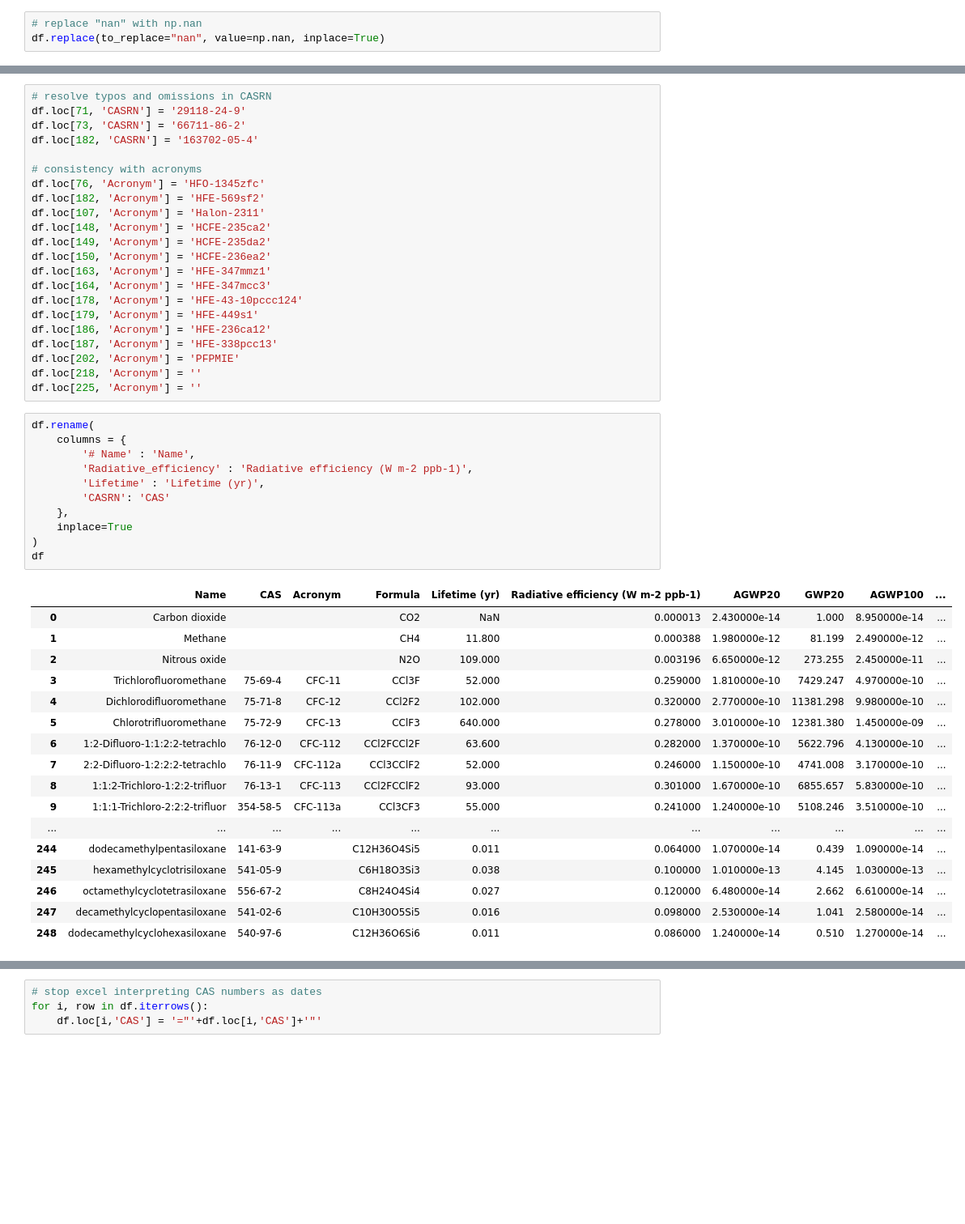
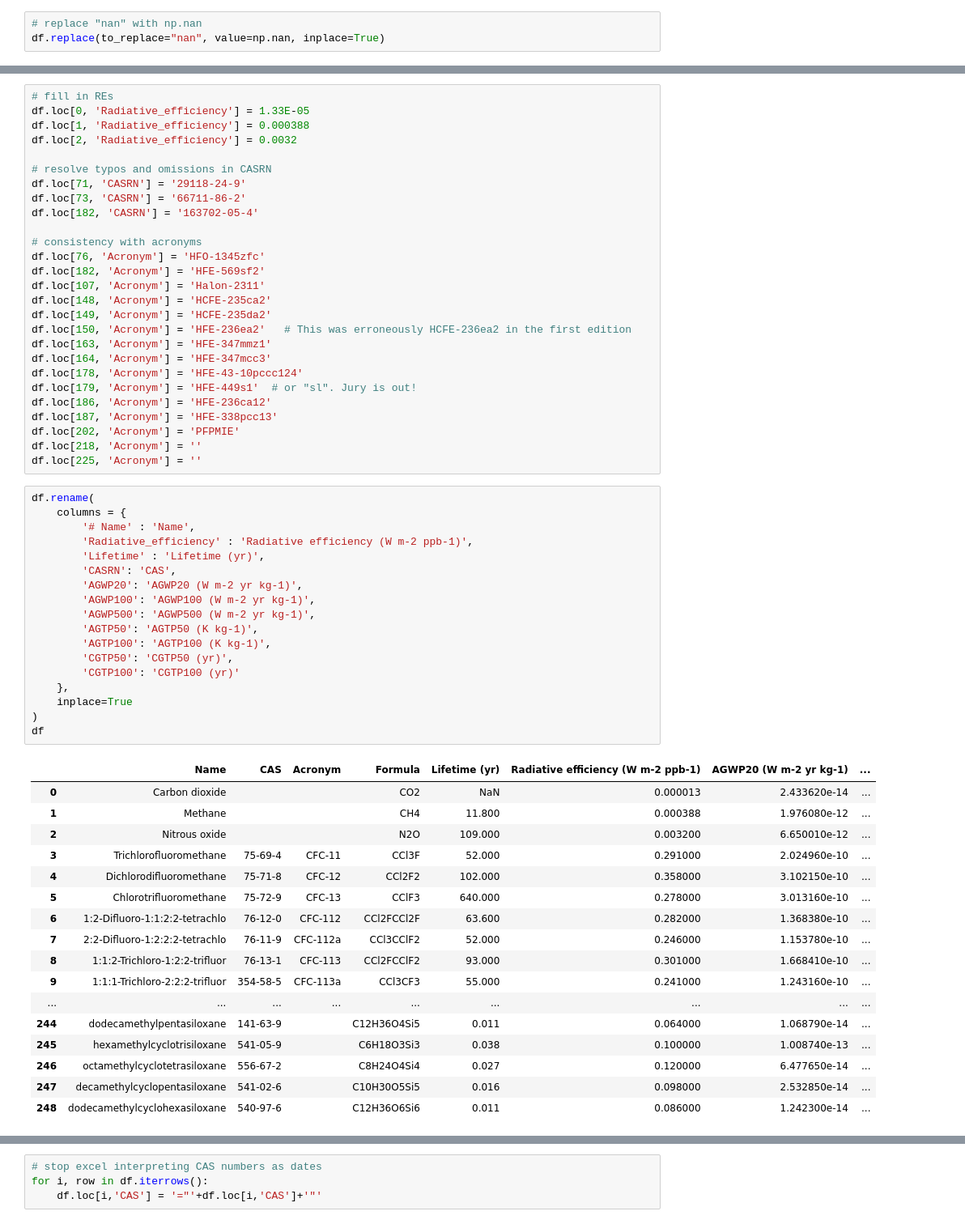
Before and after one commit to chrisroadmap/ar6, a Jupyter notebook: notebooks/340_chapter7_table7.SM.7.ipynb, the cells around one changed output, grey strips where cells are left out. Shown at 81% size. Drawn from its saved outputs; the diff is of its cells as text; blank space fills up the shorter version.

```diff
--- a/notebooks/340_chapter7_table7.SM.7.ipynb
+++ b/notebooks/340_chapter7_table7.SM.7.ipynb
@@ -50,4 +52,9 @@ df
 # %%
+# fill in REs
+df.loc[0, 'Radiative_efficiency'] = 1.33E-05
+df.loc[1, 'Radiative_efficiency'] = 0.000388
+df.loc[2, 'Radiative_efficiency'] = 0.0032
+
 # resolve typos and omissions in CASRN
 df.loc[71, 'CASRN'] = '29118-24-9'
 df.loc[73, 'CASRN'] = '66711-86-2'
@@ -59,11 +66,11 @@ df.loc[182, 'Acronym'] = 'HFE-569sf2'
 df.loc[107, 'Acronym'] = 'Halon-2311'
 df.loc[148, 'Acronym'] = 'HCFE-235ca2'
 df.loc[149, 'Acronym'] = 'HCFE-235da2'
-df.loc[150, 'Acronym'] = 'HCFE-236ea2'
+df.loc[150, 'Acronym'] = 'HFE-236ea2'   # This was erroneously HCFE-236ea2 in the first edition
 df.loc[163, 'Acronym'] = 'HFE-347mmz1'
 df.loc[164, 'Acronym'] = 'HFE-347mcc3'
 df.loc[178, 'Acronym'] = 'HFE-43-10pccc124'
-df.loc[179, 'Acronym'] = 'HFE-449s1'
+df.loc[179, 'Acronym'] = 'HFE-449s1'  # or "sl". Jury is out!
 df.loc[186, 'Acronym'] = 'HFE-236ca12'
 df.loc[187, 'Acronym'] = 'HFE-338pcc13'
 df.loc[202, 'Acronym'] = 'PFPMIE'
@@ -72,32 +79,39 @@ df.loc[225, 'Acronym'] = ''
 # %%
 df.rename(
     columns = {
         '# Name' : 'Name',
         'Radiative_efficiency' : 'Radiative efficiency (W m-2 ppb-1)',
         'Lifetime' : 'Lifetime (yr)',
-        'CASRN': 'CAS'
+        'CASRN': 'CAS',
+        'AGWP20': 'AGWP20 (W m-2 yr kg-1)',
+        'AGWP100': 'AGWP100 (W m-2 yr kg-1)',
+        'AGWP500': 'AGWP500 (W m-2 yr kg-1)',
+        'AGTP50': 'AGTP50 (K kg-1)',
+        'AGTP100': 'AGTP100 (K kg-1)',
+        'CGTP50': 'CGTP50 (yr)',
+        'CGTP100': 'CGTP100 (yr)'
     },
     inplace=True
 )
 df
 # %% [output]
-|  | Name | CAS | Acronym | Formula | Lifetime (yr) | Radiative efficiency (W m-2 ppb-1) | AGWP20 | GWP20 | AGWP100 | ... |
-| 0 | Carbon dioxide |  |  | CO2 | NaN | 0.000013 | 2.430000e-14 | 1.000 | 8.950000e-14 | ... |
-| 1 | Methane |  |  | CH4 | 11.800 | 0.000388 | 1.980000e-12 | 81.199 | 2.490000e-12 | ... |
-| 2 | Nitrous oxide |  |  | N2O | 109.000 | 0.003196 | 6.650000e-12 | 273.255 | 2.450000e-11 | ... |
-| 3 | Trichlorofluoromethane | 75-69-4 | CFC-11 | CCl3F | 52.000 | 0.259000 | 1.810000e-10 | 7429.247 | 4.970000e-10 | ... |
-| 4 | Dichlorodifluoromethane | 75-71-8 | CFC-12 | CCl2F2 | 102.000 | 0.320000 | 2.770000e-10 | 11381.298 | 9.980000e-10 | ... |
-| 5 | Chlorotrifluoromethane | 75-72-9 | CFC-13 | CClF3 | 640.000 | 0.278000 | 3.010000e-10 | 12381.380 | 1.450000e-09 | ... |
-| 6 | 1:2-Difluoro-1:1:2:2-tetrachlo | 76-12-0 | CFC-112 | CCl2FCCl2F | 63.600 | 0.282000 | 1.370000e-10 | 5622.796 | 4.130000e-10 | ... |
-| 7 | 2:2-Difluoro-1:2:2:2-tetrachlo | 76-11-9 | CFC-112a | CCl3CClF2 | 52.000 | 0.246000 | 1.150000e-10 | 4741.008 | 3.170000e-10 | ... |
-| 8 | 1:1:2-Trichloro-1:2:2-trifluor | 76-13-1 | CFC-113 | CCl2FCClF2 | 93.000 | 0.301000 | 1.670000e-10 | 6855.657 | 5.830000e-10 | ... |
-| 9 | 1:1:1-Trichloro-2:2:2-trifluor | 354-58-5 | CFC-113a | CCl3CF3 | 55.000 | 0.241000 | 1.240000e-10 | 5108.246 | 3.510000e-10 | ... |
-| ... | ... | ... | ... | ... | ... | ... | ... | ... | ... | ... |
-| 244 | dodecamethylpentasiloxane | 141-63-9 |  | C12H36O4Si5 | 0.011 | 0.064000 | 1.070000e-14 | 0.439 | 1.090000e-14 | ... |
-| 245 | hexamethylcyclotrisiloxane | 541-05-9 |  | C6H18O3Si3 | 0.038 | 0.100000 | 1.010000e-13 | 4.145 | 1.030000e-13 | ... |
-| 246 | octamethylcyclotetrasiloxane | 556-67-2 |  | C8H24O4Si4 | 0.027 | 0.120000 | 6.480000e-14 | 2.662 | 6.610000e-14 | ... |
-| 247 | decamethylcyclopentasiloxane | 541-02-6 |  | C10H30O5Si5 | 0.016 | 0.098000 | 2.530000e-14 | 1.041 | 2.580000e-14 | ... |
-| 248 | dodecamethylcyclohexasiloxane | 540-97-6 |  | C12H36O6Si6 | 0.011 | 0.086000 | 1.240000e-14 | 0.510 | 1.270000e-14 | ... |
+|  | Name | CAS | Acronym | Formula | Lifetime (yr) | Radiative efficiency (W m-2 ppb-1) | AGWP20 (W m-2 yr kg-1) | ... |
+| 0 | Carbon dioxide |  |  | CO2 | NaN | 0.000013 | 2.433620e-14 | ... |
+| 1 | Methane |  |  | CH4 | 11.800 | 0.000388 | 1.976080e-12 | ... |
+| 2 | Nitrous oxide |  |  | N2O | 109.000 | 0.003200 | 6.650010e-12 | ... |
+| 3 | Trichlorofluoromethane | 75-69-4 | CFC-11 | CCl3F | 52.000 | 0.291000 | 2.024960e-10 | ... |
+| 4 | Dichlorodifluoromethane | 75-71-8 | CFC-12 | CCl2F2 | 102.000 | 0.358000 | 3.102150e-10 | ... |
+| 5 | Chlorotrifluoromethane | 75-72-9 | CFC-13 | CClF3 | 640.000 | 0.278000 | 3.013160e-10 | ... |
+| 6 | 1:2-Difluoro-1:1:2:2-tetrachlo | 76-12-0 | CFC-112 | CCl2FCCl2F | 63.600 | 0.282000 | 1.368380e-10 | ... |
+| 7 | 2:2-Difluoro-1:2:2:2-tetrachlo | 76-11-9 | CFC-112a | CCl3CClF2 | 52.000 | 0.246000 | 1.153780e-10 | ... |
+| 8 | 1:1:2-Trichloro-1:2:2-trifluor | 76-13-1 | CFC-113 | CCl2FCClF2 | 93.000 | 0.301000 | 1.668410e-10 | ... |
+| 9 | 1:1:1-Trichloro-2:2:2-trifluor | 354-58-5 | CFC-113a | CCl3CF3 | 55.000 | 0.241000 | 1.243160e-10 | ... |
+| ... | ... | ... | ... | ... | ... | ... | ... | ... |
+| 244 | dodecamethylpentasiloxane | 141-63-9 |  | C12H36O4Si5 | 0.011 | 0.064000 | 1.068790e-14 | ... |
+| 245 | hexamethylcyclotrisiloxane | 541-05-9 |  | C6H18O3Si3 | 0.038 | 0.100000 | 1.008740e-13 | ... |
+| 246 | octamethylcyclotetrasiloxane | 556-67-2 |  | C8H24O4Si4 | 0.027 | 0.120000 | 6.477650e-14 | ... |
+| 247 | decamethylcyclopentasiloxane | 541-02-6 |  | C10H30O5Si5 | 0.016 | 0.098000 | 2.532850e-14 | ... |
+| 248 | dodecamethylcyclohexasiloxane | 540-97-6 |  | C12H36O6Si6 | 0.011 | 0.086000 | 1.242300e-14 | ... |
 # %%
 # get IUPAC names from API where they are truncated, ambigious, wrong, have colons instead of commas...
 # easier to specifiy which compounds are correct
```
Also changed, not shown: parts of 6 cells of this notebook, 12 other files.
